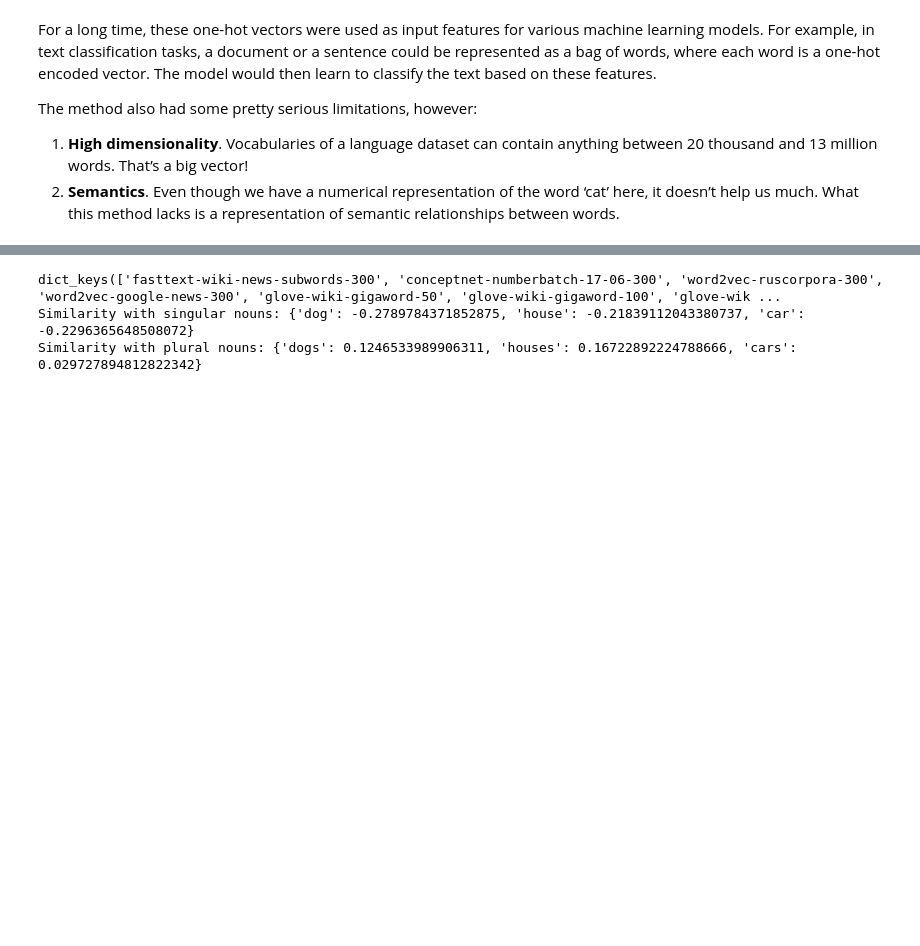
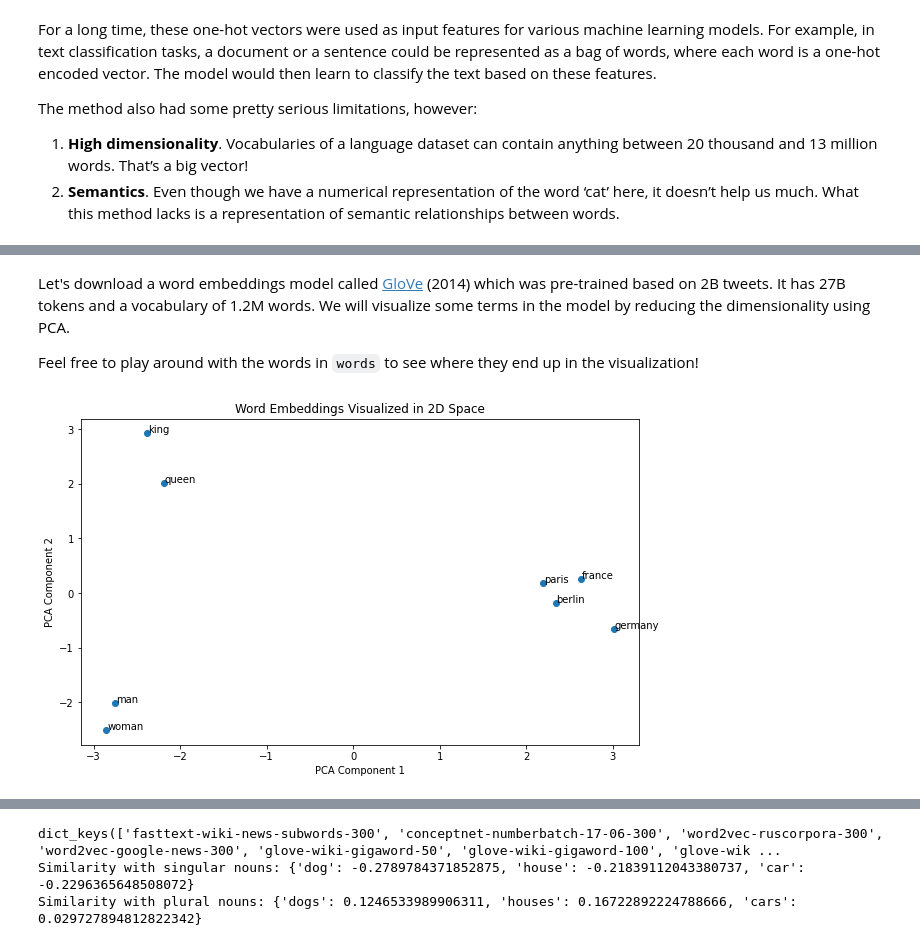
Before and after one commit to annitodd/Python-GPT-Fundamentals, a Jupyter notebook: lessons/1_GPT_Fundamentals.ipynb, the cells around one changed output, grey strips where cells are left out. Saved outputs shown, nothing was run; the diff lists cells and outputs as text; code cells hidden in the pictures; blank space fills up the shorter version.

```diff
--- a/lessons/1_GPT_Fundamentals.ipynb
+++ b/lessons/1_GPT_Fundamentals.ipynb
@@ -105,0 +102,35 @@ We can make use of this intuition to see if an embedding model captures particul
+# %% [markdown]
+Let's download a word embeddings model called [GloVe](https://nlp.stanford.edu/projects/glove/) (2014) which was pre-trained based on 2B tweets. It has 27B tokens and a vocabulary of 1.2M words. We will visualize some terms in the model by reducing the dimensionality using PCA.
+
+Feel free to play around with the words in `words` to see where they end up in the visualization!
+# %%
+import gensim.downloader as api
+import matplotlib.pyplot as plt
+from sklearn.decomposition import PCA
+
+# Download a word embedding model
+model = api.load("glove-wiki-gigaword-50")
+
+# Select words you're interested in
+words = ["king", "queen", "man", "woman", "paris", "berlin", "france", "germany"]
+
+# Get corresponding vectors
+word_vectors = [model[word] for word in words]
+
+# Perform PCA to reduce dimensions to 2D
+pca = PCA(n_components=2)
+result = pca.fit_transform(word_vectors)
+
+# Create a scatter plot of the projection
+plt.figure(figsize=(10, 6))
+plt.scatter(result[:, 0], result[:, 1])
+
+for i, word in enumerate(words):
+    plt.annotate(word, xy=(result[i, 0]+0.01, result[i, 1]+0.01))
+
+plt.title('Word Embeddings Visualized in 2D Space')
+plt.xlabel('PCA Component 1')
+plt.ylabel('PCA Component 2')
+plt.show()
+# %% [output]
+[figure, added]
```
Also changed, not shown: parts of 9 cells of this notebook.
